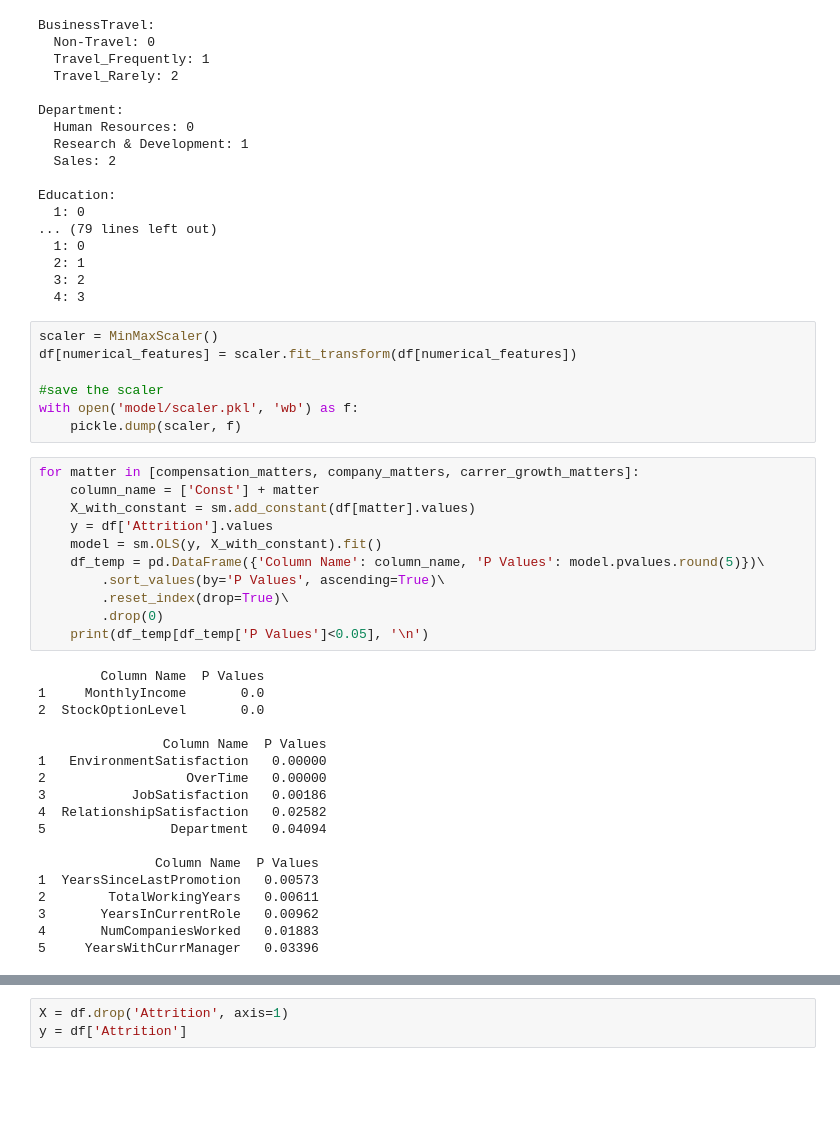
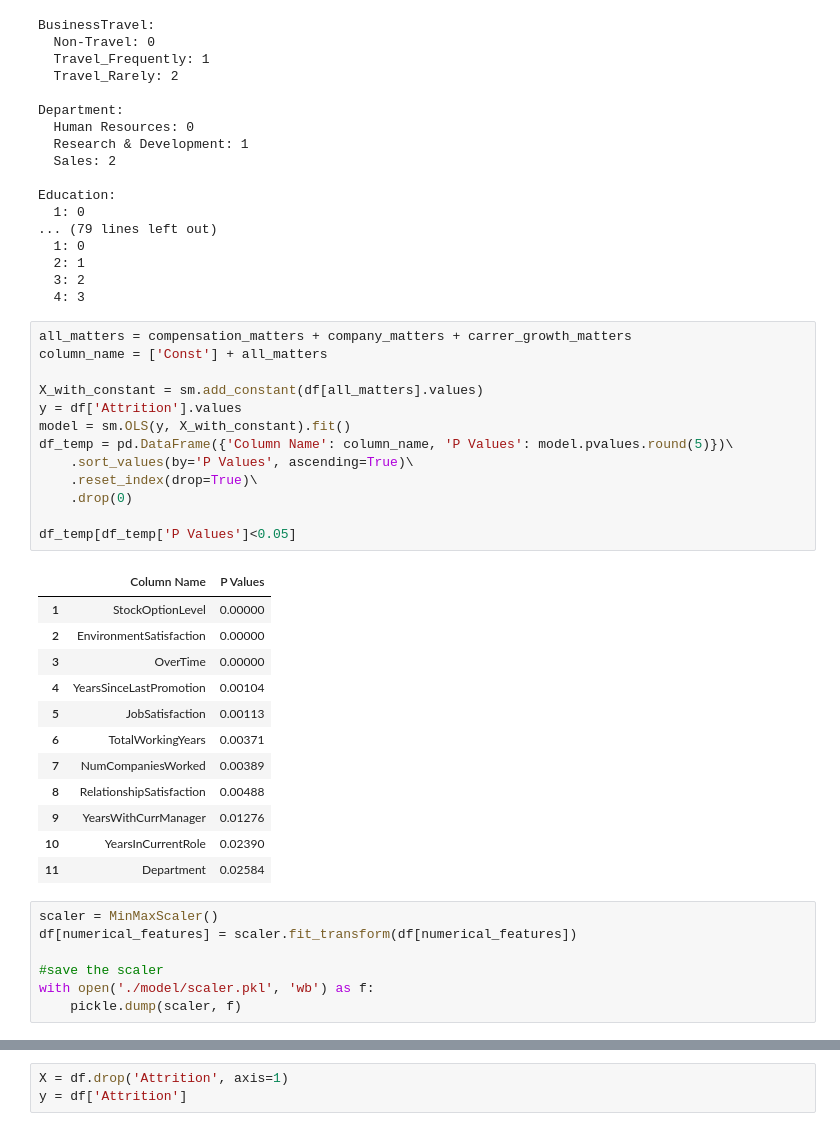
Before and after one commit to hfzdzakii/Dicoding-SolvingHRProblem, a Jupyter notebook: notebook.ipynb, the cells around one changed output, grey strips where cells are left out. Saved outputs shown, nothing was run; the diff lists cells and outputs as text; blank space fills up the shorter version.

```diff
--- a/notebook.ipynb
+++ b/notebook.ipynb
@@ -183,39 +183,36 @@ Education:
   2: 1
   3: 2
   4: 3
+# %%
+all_matters = compensation_matters + company_matters + carrer_growth_matters
+column_name = ['Const'] + all_matters
+
+X_with_constant = sm.add_constant(df[all_matters].values)
+y = df['Attrition'].values
+model = sm.OLS(y, X_with_constant).fit()
+df_temp = pd.DataFrame({'Column Name': column_name, 'P Values': model.pvalues.round(5)})\
+    .sort_values(by='P Values', ascending=True)\
+    .reset_index(drop=True)\
+    .drop(0)
+
+df_temp[df_temp['P Values']<0.05]
+# %% [output]
+|  | Column Name | P Values |
+| 1 | StockOptionLevel | 0.00000 |
+| 2 | EnvironmentSatisfaction | 0.00000 |
+| 3 | OverTime | 0.00000 |
+| 4 | YearsSinceLastPromotion | 0.00104 |
+| 5 | JobSatisfaction | 0.00113 |
+| 6 | TotalWorkingYears | 0.00371 |
+| 7 | NumCompaniesWorked | 0.00389 |
+| 8 | RelationshipSatisfaction | 0.00488 |
+| 9 | YearsWithCurrManager | 0.01276 |
+| 10 | YearsInCurrentRole | 0.02390 |
+| 11 | Department | 0.02584 |
 # %%
 scaler = MinMaxScaler()
 df[numerical_features] = scaler.fit_transform(df[numerical_features])
 
 #save the scaler
-with open('model/scaler.pkl', 'wb') as f:
+with open('./model/scaler.pkl', 'wb') as f:
     pickle.dump(scaler, f)
-# %%
-for matter in [compensation_matters, company_matters, carrer_growth_matters]:
-    column_name = ['Const'] + matter
-    X_with_constant = sm.add_constant(df[matter].values)
-    y = df['Attrition'].values
-    model = sm.OLS(y, X_with_constant).fit()
-    df_temp = pd.DataFrame({'Column Name': column_name, 'P Values': model.pvalues.round(5)})\
-        .sort_values(by='P Values', ascending=True)\
-        .reset_index(drop=True)\
-        .drop(0)
-    print(df_temp[df_temp['P Values']<0.05], '\n')
-# %% [output]
-        Column Name  P Values
-1     MonthlyIncome       0.0
-2  StockOptionLevel       0.0
-
-                Column Name  P Values
-1   EnvironmentSatisfaction   0.00000
-2                  OverTime   0.00000
-3           JobSatisfaction   0.00186
-4  RelationshipSatisfaction   0.02582
-5                Department   0.04094
-
-               Column Name  P Values
-1  YearsSinceLastPromotion   0.00573
-2        TotalWorkingYears   0.00611
-3       YearsInCurrentRole   0.00962
-4       NumCompaniesWorked   0.01883
-5     YearsWithCurrManager   0.03396
```
Also changed, not shown: parts of 7 cells of this notebook, 4 other files.
